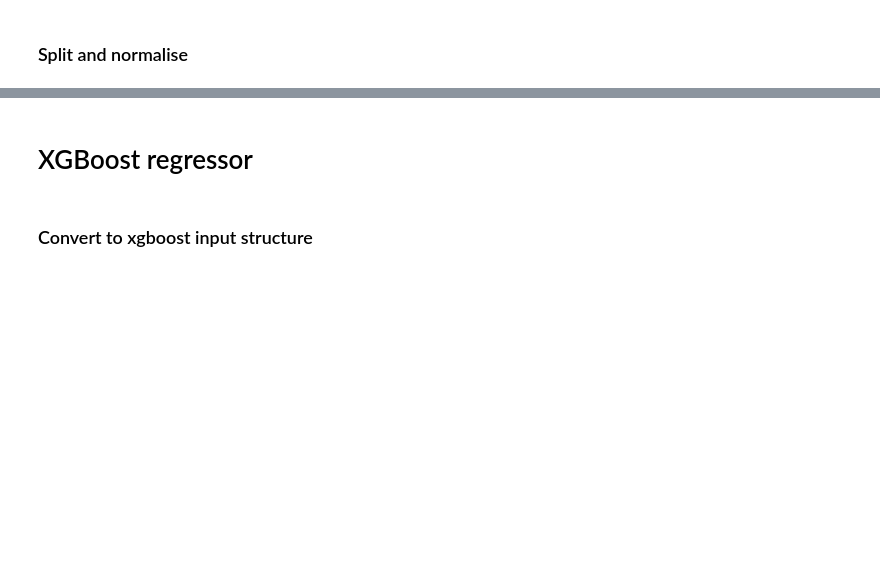
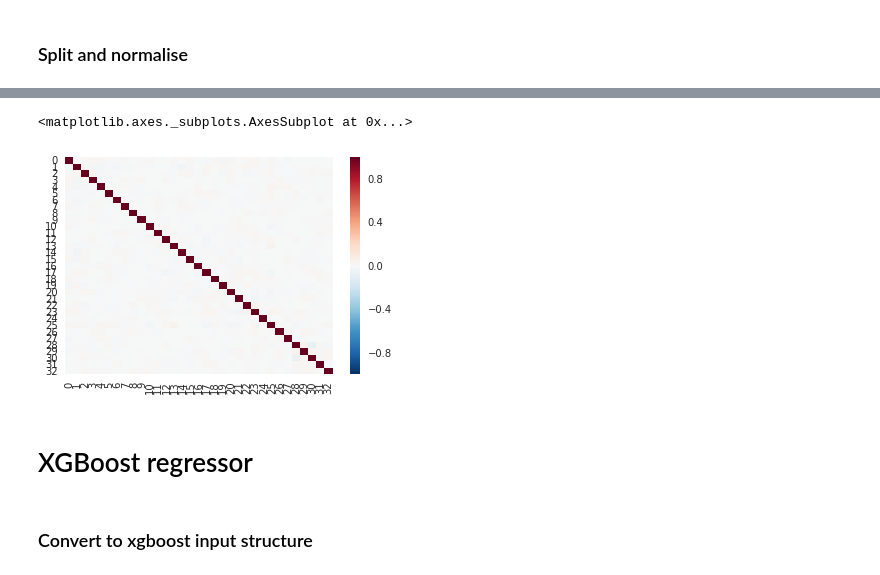
Before and after one commit to mlisovyi/IML_challenge_2018, a Jupyter notebook: EDA_and_xgboost.ipynb, the cells around one changed output, grey strips where cells are left out. Drawn from its saved outputs; the diff is of its cells as text; code cells hidden in the pictures; blank space fills up the shorter version.

```diff
--- a/EDA_and_xgboost.ipynb
+++ b/EDA_and_xgboost.ipynb
@@ -79,3 +171,14 @@ X_train, X_test, y_train, y_test = train_test_split(train_df.drop('genjet_sd_m',
+# %%
+from sklearn.decomposition import PCA
+pca_trans = PCA()
+pca_trans.fit(X_train)
+X_train_pca = pca_trans.transform(X_train)
+X_test_pca = pca_trans.transform(X_test)
+# %%
+sns.heatmap(pd.DataFrame(X_test_pca).corr())
+# %% [output]
+<matplotlib.axes._subplots.AxesSubplot at 0x...>
+[figure, added]
 # %% [markdown]
 # XGBoost regressor
 # %% [markdown]
```
Also changed, not shown: parts of 35 cells of this notebook.
